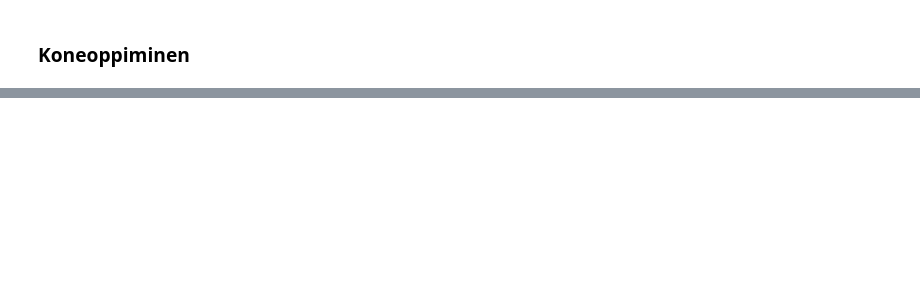
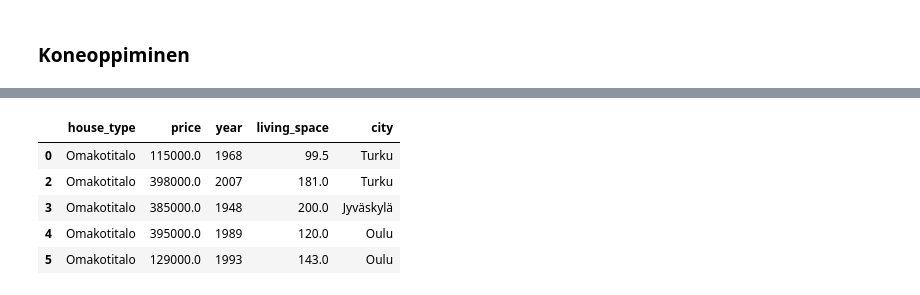
Before and after one commit to sarapaivi/joda, a Jupyter notebook: joda_ht.ipynb, the cells around one changed output, grey strips where cells are left out. Drawn from its saved outputs; the diff is of its cells as text; code cells hidden in the pictures; blank space fills up the shorter version.

```diff
--- a/joda_ht.ipynb
+++ b/joda_ht.ipynb
@@ -444,0 +382,9 @@ Name: price, dtype: int64
+# %%
+dfTrain.head()
+# %% [output]
+|  | house_type | price | year | living_space | city |
+| 0 | Omakotitalo | 115000.0 | 1968 | 99.5 | Turku |
+| 2 | Omakotitalo | 398000.0 | 2007 | 181.0 | Turku |
+| 3 | Omakotitalo | 385000.0 | 1948 | 200.0 | Jyväskylä |
+| 4 | Omakotitalo | 395000.0 | 1989 | 120.0 | Oulu |
+| 5 | Omakotitalo | 129000.0 | 1993 | 143.0 | Oulu |
```
Also changed, not shown: parts of 39 cells of this notebook.
